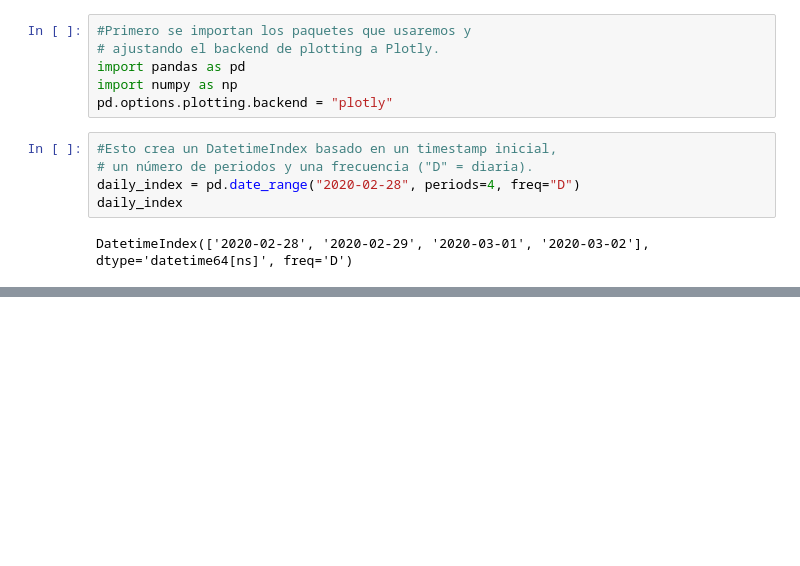
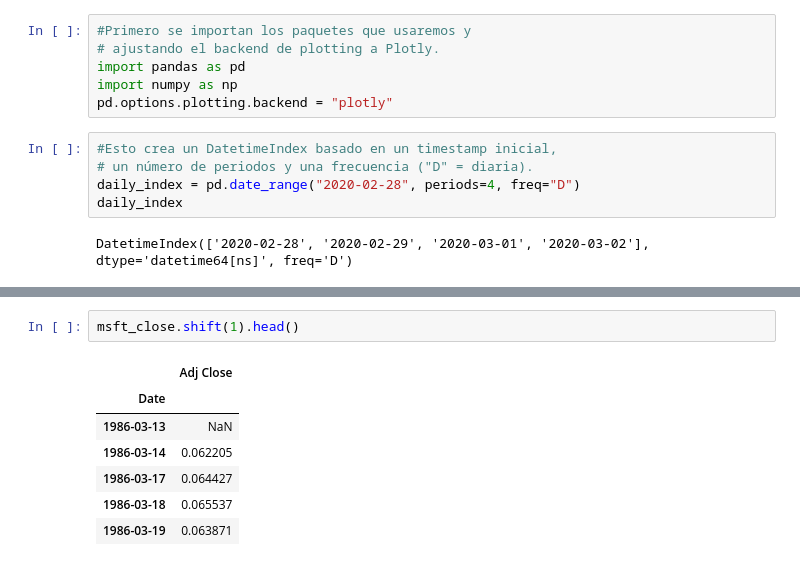
Before and after one commit to EricJDavila/PythonForExcel, a Jupyter notebook: cap0601_analisisTSconPandas.ipynb, the cells around one changed output, grey strips where cells are left out. Drawn from its saved outputs; the diff is of its cells as text; blank space fills up the shorter version.

```diff
--- a/cap0601_analisisTSconPandas.ipynb
+++ b/cap0601_analisisTSconPandas.ipynb
@@ -21,0 +154,10 @@ DatetimeIndex(['2020-02-28', '2020-02-29', '2020-03-01', '2020-03-02'], dtype='d
+# %%
+msft_close.shift(1).head()
+# %% [output]
+|  | Adj Close |
+| Date |  |
+| 1986-03-13 | NaN |
+| 1986-03-14 | 0.062205 |
+| 1986-03-17 | 0.064427 |
+| 1986-03-18 | 0.065537 |
+| 1986-03-19 | 0.063871 |
```
Also changed, not shown: parts of 17 cells of this notebook.
